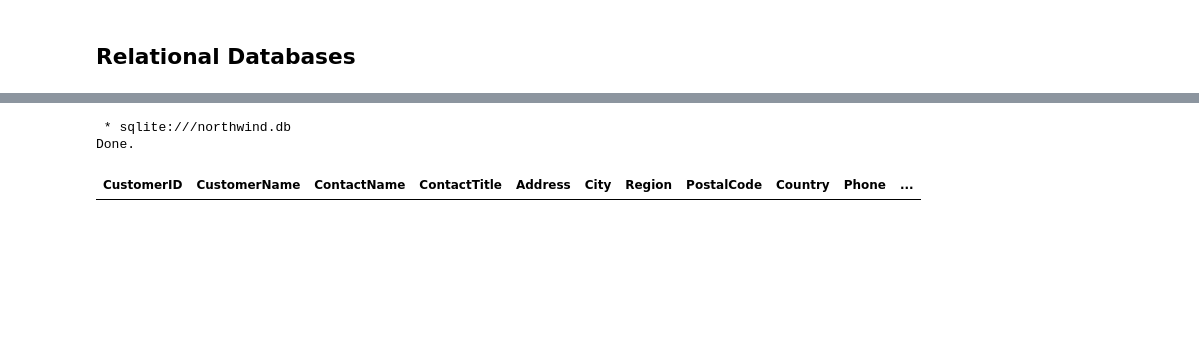
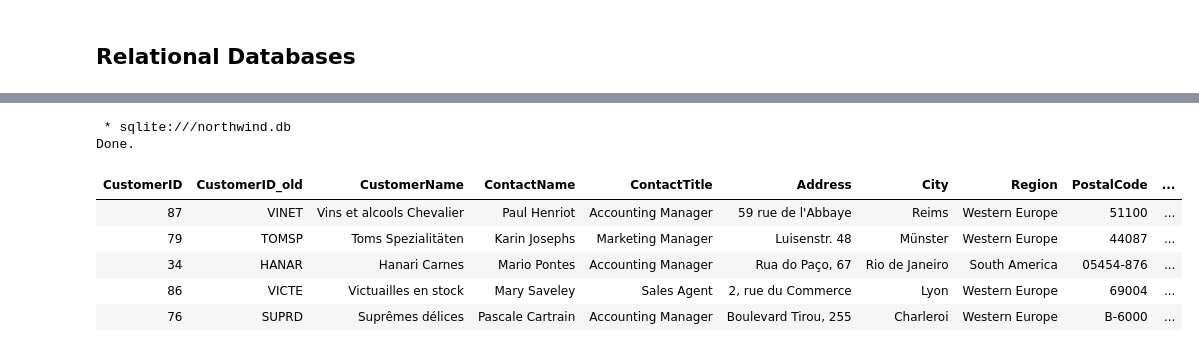
Before and after one commit to MAK8405/SQL, a Jupyter notebook: SQL.ipynb, the cells around one changed output, grey strips where cells are left out. Saved outputs shown, nothing was run; the diff lists cells and outputs as text; code cells hidden in the pictures; blank space fills up the shorter version.

```diff
--- a/SQL.ipynb
+++ b/SQL.ipynb
@@ -444,8 +446,13 @@ Done.
 # %%
 %%sql
 --Write exact thing which is in top with join and it's easier to write
-SELECT * FROM Customers JOIN Orders ON Customers.CustomerID = Orders.CustomerID;
+SELECT * FROM Customers JOIN Orders ON Customers.CustomerID = Orders.CustomerID LIMIT 5;
 # %% [output]
  * sqlite:///northwind.db
 Done.
-| CustomerID | CustomerName | ContactName | ContactTitle | Address | City | Region | PostalCode | Country | Phone | ... |
+| CustomerID | CustomerID_old | CustomerName | ContactName | ContactTitle | Address | City | Region | PostalCode | ... |
+| 87 | VINET | Vins et alcools Chevalier | Paul Henriot | Accounting Manager | 59 rue de l'Abbaye | Reims | Western Europe | 51100 | ... |
+| 79 | TOMSP | Toms Spezialitäten | Karin Josephs | Marketing Manager | Luisenstr. 48 | Münster | Western Europe | 44087 | ... |
+| 34 | HANAR | Hanari Carnes | Mario Pontes | Accounting Manager | Rua do Paço, 67 | Rio de Janeiro | South America | 05454-876 | ... |
+| 86 | VICTE | Victuailles en stock | Mary Saveley | Sales Agent | 2, rue du Commerce | Lyon | Western Europe | 69004 | ... |
+| 76 | SUPRD | Suprêmes délices | Pascale Cartrain | Accounting Manager | Boulevard Tirou, 255 | Charleroi | Western Europe | B-6000 | ... |
```
Also changed, not shown: parts of 30 cells of this notebook.
